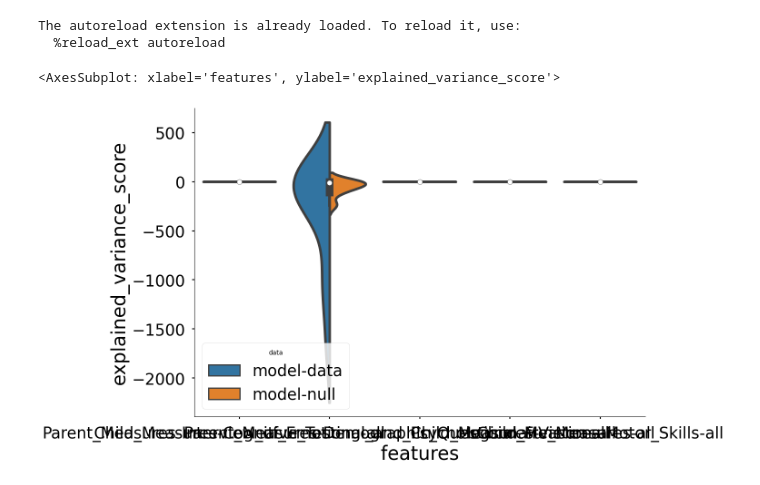
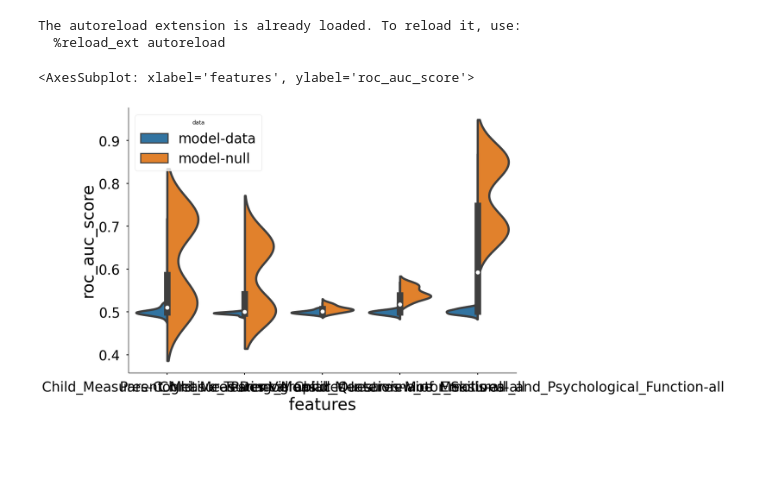
Before and after one commit to burdinskid13/healthy_brain_network, a Jupyter notebook: notebooks/phenotype_models.ipynb, the cells around one changed output. Saved outputs shown, nothing was run; the diff lists cells and outputs as text; code cells hidden in the pictures; blank space fills up the shorter version.

```diff
--- a/notebooks/phenotype_models.ipynb
+++ b/notebooks/phenotype_models.ipynb
@@ -18,25 +18,25 @@ The autoreload extension is already loaded. To reload it, use:
 # %%
 # load model output
 
-df = pd.read_csv(os.path.join(Defaults.MODEL_DIR, 'regression-all-phenotypic-models-performance.csv'))
+df = pd.read_csv(os.path.join(Defaults.MODEL_DIR, 'classifier-all-phenotypic-models-performance.csv'))
 
 # if scores are +- 2 std from the mean for each model
-df = remove_outliers(df, col='explained_variance_score')
+# df = remove_outliers(df, col='explained_variance_score')
 # %%
 # set plotting style
 visualize.plotting_style()
 # %%
 # make violinplots of data output
 
 sns.violinplot(
     x='features',
-    y='explained_variance_score',
+    y='roc_auc_score',
     hue='data',
     data=df,
     split=True,
     hue_order=['model-data', 'model-null'],
     scale='width'
 )
 # %% [output]
-<AxesSubplot: xlabel='features', ylabel='explained_variance_score'>
+<AxesSubplot: xlabel='features', ylabel='roc_auc_score'>
-[figure, old version]
+[figure, new version]
```
Also changed, not shown: parts of 2 cells of this notebook, 1 other file.
